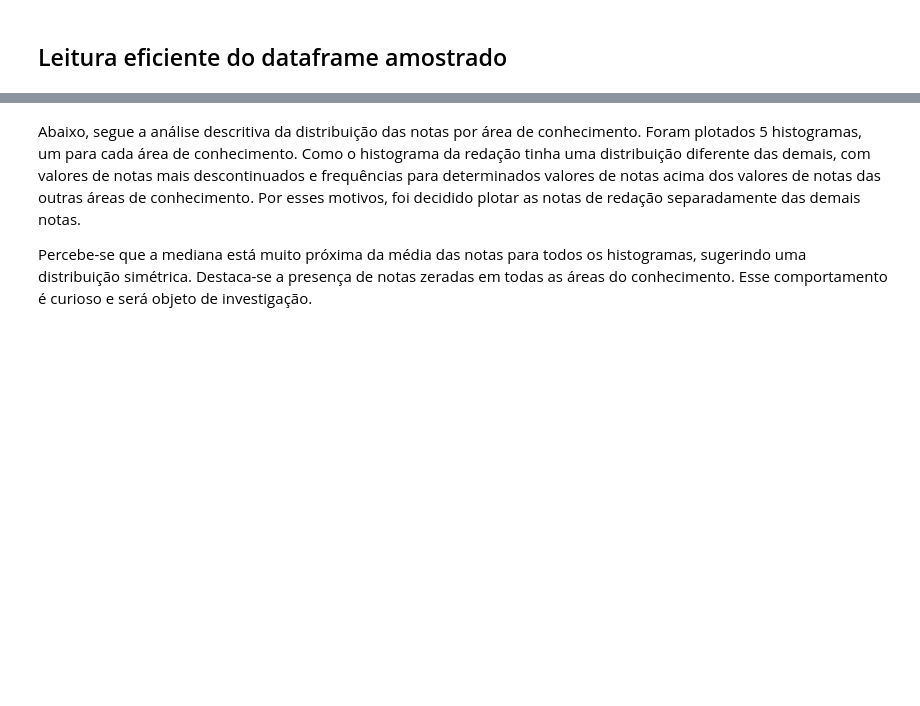
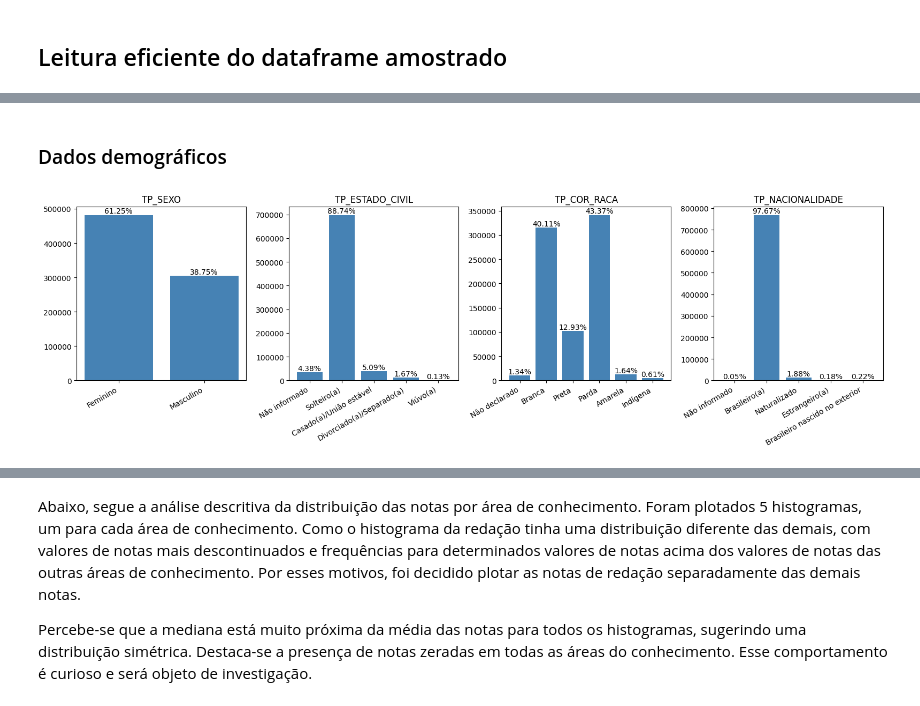
Before and after one commit to PedroGiacomin/data-mining, a Jupyter notebook: project-1/treatment.ipynb, the cells around one changed output, grey strips where cells are left out. Drawn from its saved outputs; the diff is of its cells as text; code cells hidden in the pictures; blank space fills up the shorter version.

```diff
--- a/project-1/treatment.ipynb
+++ b/project-1/treatment.ipynb
@@ -257,0 +166,60 @@ print(resultado)
+# %% [markdown]
+### Dados demográficos
+# %%
+import pandas as pd
+import matplotlib.pyplot as plt
+
+# Dicionários com rótulos traduzidos
+labels_dict = {
+    'TP_SEXO': {'M': 'Masculino', 'F': 'Feminino'},
+    'TP_ESTADO_CIVIL': {
+        '0': 'Não informado',
+        '1': 'Solteiro(a)',
+        '2': 'Casado(a)/União estável',
+        '3': 'Divorciado(a)/Separado(a)',
+        '4': 'Viúvo(a)'
+    },
+    'TP_COR_RACA': {
+        '0': 'Não declarado',
+        '1': 'Branca',
+        '2': 'Preta',
+        '3': 'Parda',
+        '4': 'Amarela',
+        '5': 'Indígena',
+        '6': 'Sem info'
+    },
+    'TP_NACIONALIDADE': {
+        '0': 'Não informado',
+        '1': 'Brasileiro(a)',
+        '2': 'Naturalizado',
+        '3': 'Estrangeiro(a)',
+        '4': 'Brasileiro nascido no exterior'
+    }
+}
+
+# Colunas a serem visualizadas
+colunas_plot = ['TP_SEXO', 'TP_ESTADO_CIVIL', 'TP_COR_RACA', 'TP_NACIONALIDADE']
+
+# Criar subplots
+fig, axes = plt.subplots(1, 4, figsize=(16, 5))
+
+for i, col in enumerate(colunas_plot):
+    # Frequência absoluta
+    freq_abs = df[col].value_counts().sort_index()
+    # Frequência relativa em %
+    freq_rel = (freq_abs / len(df)) * 100
+    labels = [labels_dict[col].get(valor, str(valor)) for valor in freq_abs.index]
+
+    axes[i].bar(labels, freq_abs.values, color='steelblue')
+    axes[i].set_title(f'{col}')
+
+    axes[i].set_xticklabels(labels, rotation=30, ha='right')
+
+    # Adiciona os valores relativos em % em cima de cada barra
+    for j, val in enumerate(freq_abs.values):
+        axes[i].text(j, val + 50, f'{freq_rel.values[j]:.2f}%', ha='center', va='bottom', fontsize=10, color='black')
+
+plt.tight_layout()
+plt.show()
+# %% [output]
+[figure, added]
```
Also changed, not shown: parts of 88 cells of this notebook.
